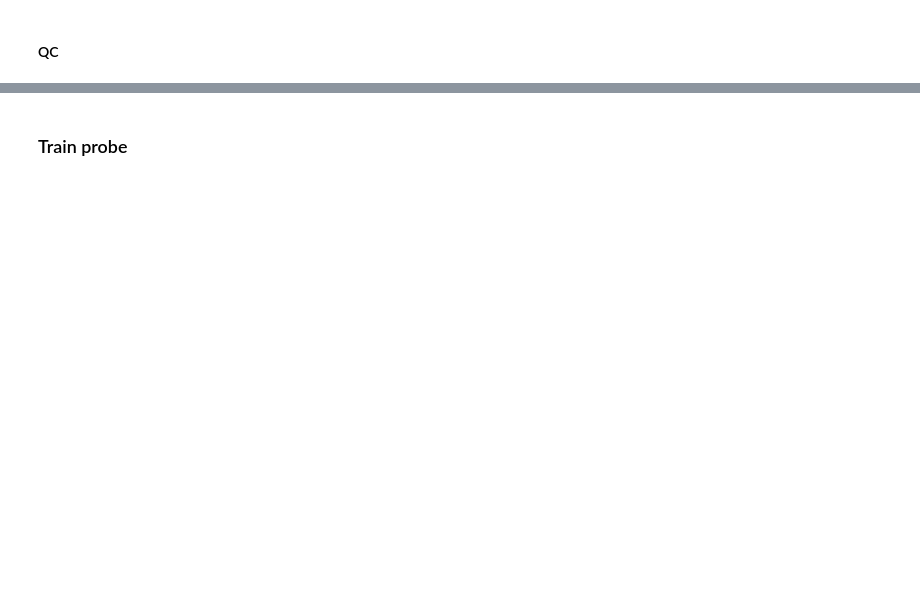
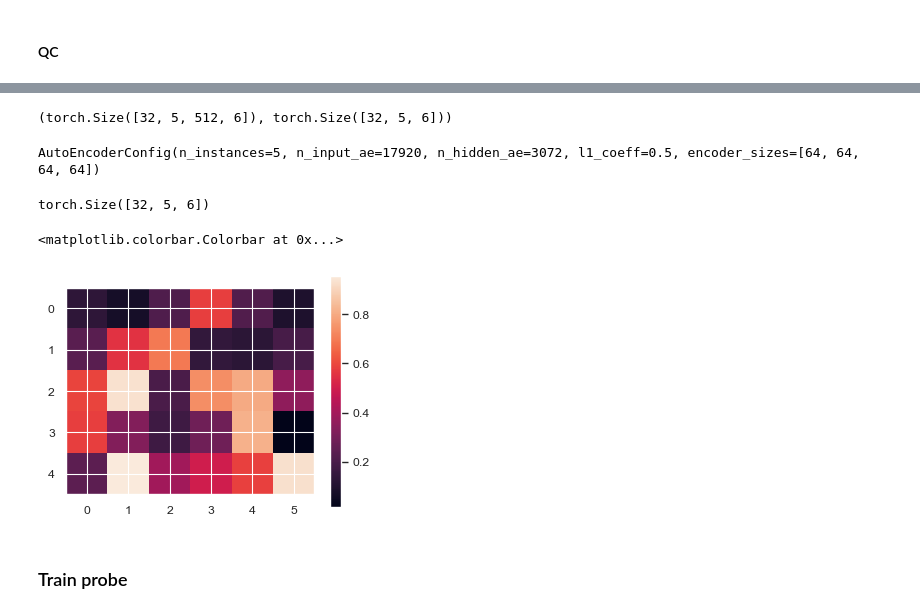
Before and after one commit to wassname/LoRA_are_lie_detectors, a Jupyter notebook: notebooks/12_tae.ipynb, the cells around one changed output, grey strips where cells are left out. Saved outputs shown, nothing was run; the diff lists cells and outputs as text; code cells hidden in the pictures; blank space fills up the shorter version.

```diff
--- a/notebooks/12_tae.ipynb
+++ b/notebooks/12_tae.ipynb
@@ -191,5 +194,9 @@ def load_file_to_dm(f, stage):
     return dm
 
 
-dm = load_file_to_dm(f1_val, "train")
-dm_ood = load_file_to_dm(f1_ood, "all")
+# HACK this is so we can rerun all cells notebook without rerunning this slow step
+try:
+    print(dm)
+except NameError:
+    dm = load_file_to_dm(f1_val, "train")
+    dm_ood = load_file_to_dm(f1_ood, "all")
@@ -404,6 +429,15 @@ def plot_latent(latent):
     plt.show()
 
 # plot_latent(latent)
+# %%
+
+def partial_load_from_pl_checkpoint(net, f, allowed_prefixes = ['ae.', 'norm.']):
+    sd = torch.load(open(f, 'rb'))['state_dict']
+
+    sd2 = {k: v for k, v in sd.items() if any(k.startswith(p) for p in allowed_prefixes)}
+    print(net.load_state_dict(sd2, strict=False))
+
+# partial_load_from_pl_checkpoint(net2, LOAD_CHECKPONT)
 # %%
 from src.helpers.lightning import read_metrics_csv, plot_hist, rename_pl_test_results
 # %% [markdown]
@@ -475,17 +545,19 @@ trainer1 = pl.Trainer(
     # enable_model_summary=verbose,
 )
 
-# LOAD_CHECKPONT = '/media/wassname/SGIronWolf/projects5/elk/sgd_probes_are_lie_detectors/notebooks/lightning_logs/version_362/checkpoints/epoch=839-step=8400.ckpt'
-LOAD_CHECKPONT = None
+LOAD_CHECKPONT='/media/wassname/SGIronWolf/projects5/elk/sgd_probes_are_lie_detectors/notebooks/lightning_logs/version_377/checkpoints/epoch=83-step=840.ckpt'
+LOAD_AE_SAFETENSORS = '/media/wassname/SGIronWolf/projects5/elk/sgd_probes_are_lie_detectors/notebooks/lightning_logs/version_377/ae.safetensors'
 
-LOAD_AE_SAFETENSORS='/media/wassname/SGIronWolf/projects5/elk/sgd_probes_are_lie_detectors/notebooks/lightning_logs/version_362/ae.safetensors'
+# LOAD_CHECKPONT = None
 # LOAD_AE_SAFETENSORS = None # good for when probe changed but no ae
-if LOAD_CHECKPONT:
+if LOAD_AE_SAFETENSORS is not None:
+    print(f"loading ae from {LOAD_AE_SAFETENSORS}")
+    # net.ae.load_state_dict(safetensors.torch.load_file(LOAD_AE_SAFETENSORS))
+    partial_load_from_pl_checkpoint(net, LOAD_CHECKPONT)
+elif LOAD_CHECKPONT:
     print(f"loading from {LOAD_CHECKPONT}")
-    PL_TAE.load_from_checkpoint(LOAD_CHECKPONT)
-elif LOAD_AE_SAFETENSORS is not None:
-    print(f"loading ae from {LOAD_AE_SAFETENSORS}")
-    net.ae.load_state_dict(safetensors.torch.load_file(LOAD_AE_SAFETENSORS))
+    net = PL_TAE.load_from_checkpoint(LOAD_CHECKPONT)
+
 else:
     trainer1.fit(model=net, train_dataloaders=dl_train, val_dataloaders=dl_val)
     df_hist, df_hist_step = read_metrics_csv(
@@ -494,5 +566,5 @@ else:
     plot_hist(df_hist, ["reconstruction_loss", "commitment_loss", "loss_rec"], logy=True)
     # plt.show()
     # plot_hist(df_hist_step, ['loss_rec_step'], logy=True)
-
     display(df_hist)
+    df_hist, df_hist_step = read_metrics_csv(trainer1.logger.experiment.metrics_file_path)
@@ -531,3 +650,9 @@ plot_latent(y['z_q'][..., 0])
+# %%
+
+y.keys()
+# y['z_q'].shape, y['tokens'].shape
+# %% [output]
+(torch.Size([32, 5, 512, 6]), torch.Size([32, 5, 6]))
 # %%
 # print('z_q after embed(z.argmin())')
 # latent = y["latent_probe"].cpu()  # .reshape(64, 24, 12) # [Batch, Latent, Layer]
@@ -542,3 +665,18 @@ y['tokens']
+# %%
+net.ae_cfg
+# %% [output]
+AutoEncoderConfig(n_instances=5, n_input_ae=17920, n_hidden_ae=3072, l1_coeff=0.5, encoder_sizes=[64, 64, 64, 64])
+# %%
+print(y['tokens'].shape)
+im = y['tokens']/net.vocab_size
+# batch, layers, tokens_per_layer
+
+plt.imshow(im[0])
+plt.colorbar()
+# %% [output]
+torch.Size([32, 5, 6])
+<matplotlib.colorbar.Colorbar at 0x...>
+[figure, added]
 # %% [markdown]
 ### Train probe
 # %%
```
Also changed, not shown: parts of 26 cells of this notebook, 2 other files.
